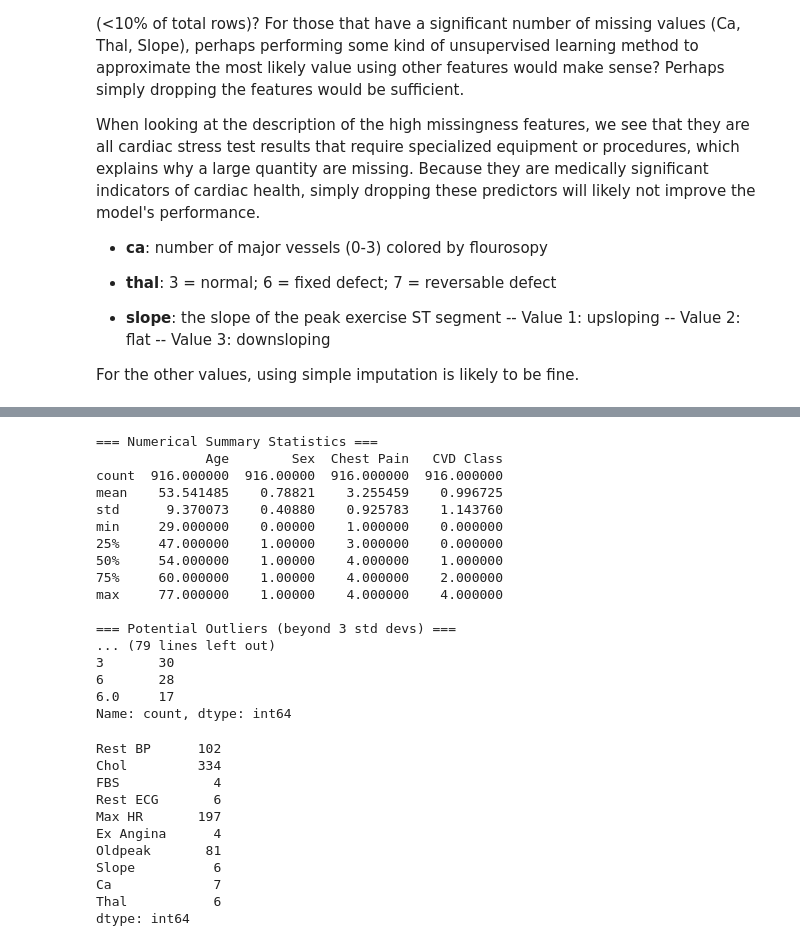
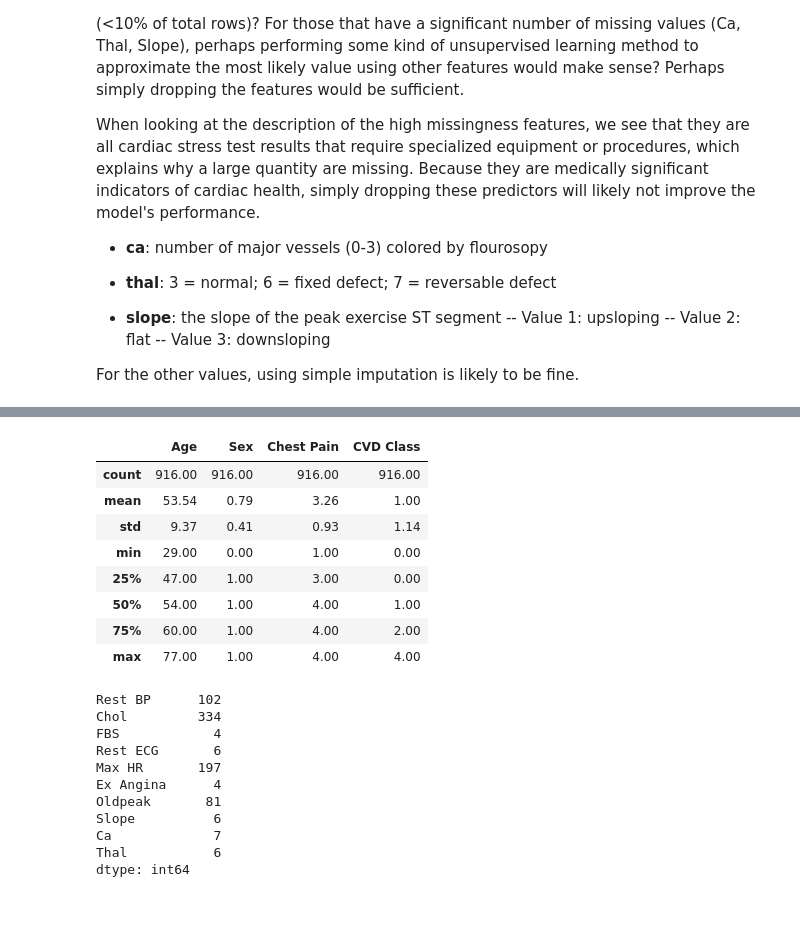
Before and after one commit to Ericn01/Heart-Disease-Prediction, a Jupyter notebook: data_exploration.ipynb, the cells around one changed output, grey strips where cells are left out. Cells and saved outputs as stored; diff of their text form; code cells hidden in the pictures; blank space fills up the shorter version.

```diff
--- a/data_exploration.ipynb
+++ b/data_exploration.ipynb
@@ -204,37 +258,18 @@ plt.show()
 # %%
 # Numeric columns
 numeric_cols = df.select_dtypes(include="number").columns.tolist()
 
-
-print("\n=== Numerical Summary Statistics ===")
-print(df[numeric_cols].describe())
-
-# Check for potential outliers (values beyond 3 standard deviations)
-print("\n=== Potential Outliers (beyond 3 std devs) ===")
-for col in numeric_cols:
-    mean = df[col].mean()
-    std = df[col].std()
-    outliers = df[(df[col] < mean - 3*std) | (df[col] > mean + 3*std)][col].count()
-    if outliers > 0:
-        print(f"{col}: {outliers} potential outliers ({(outliers/len(df)*100):.2f}%)")
+df[numeric_cols].describe().round(2)
 # %% [output]
-=== Numerical Summary Statistics ===
-              Age        Sex  Chest Pain   CVD Class
-count  916.000000  916.00000  916.000000  916.000000
-mean    53.541485    0.78821    3.255459    0.996725
-std      9.370073    0.40880    0.925783    1.143760
-min     29.000000    0.00000    1.000000    0.000000
-25%     47.000000    1.00000    3.000000    0.000000
-50%     54.000000    1.00000    4.000000    1.000000
-75%     60.000000    1.00000    4.000000    2.000000
-max     77.000000    1.00000    4.000000    4.000000
-
-=== Potential Outliers (beyond 3 std devs) ===
-... (79 lines left out)
-3       30
-6       28
-6.0     17
-Name: count, dtype: int64
+|  | Age | Sex | Chest Pain | CVD Class |
+| count | 916.00 | 916.00 | 916.00 | 916.00 |
+| mean | 53.54 | 0.79 | 3.26 | 1.00 |
+| std | 9.37 | 0.41 | 0.93 | 1.14 |
+| min | 29.00 | 0.00 | 1.00 | 0.00 |
+| 25% | 47.00 | 1.00 | 3.00 | 0.00 |
+| 50% | 54.00 | 1.00 | 4.00 | 1.00 |
+| 75% | 60.00 | 1.00 | 4.00 | 2.00 |
+| max | 77.00 | 1.00 | 4.00 | 4.00 |
 # %%
 # Categorical columns
 categorical_cols = df.select_dtypes(include=['object']).columns.tolist()
```
Also changed, not shown: parts of 9 cells of this notebook.
